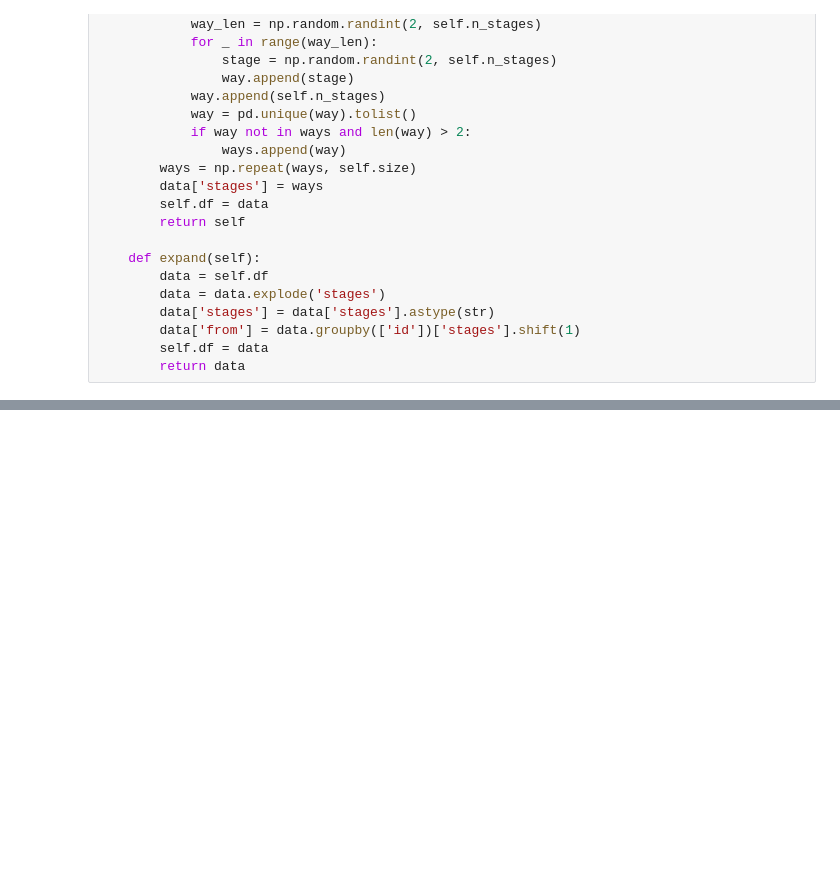
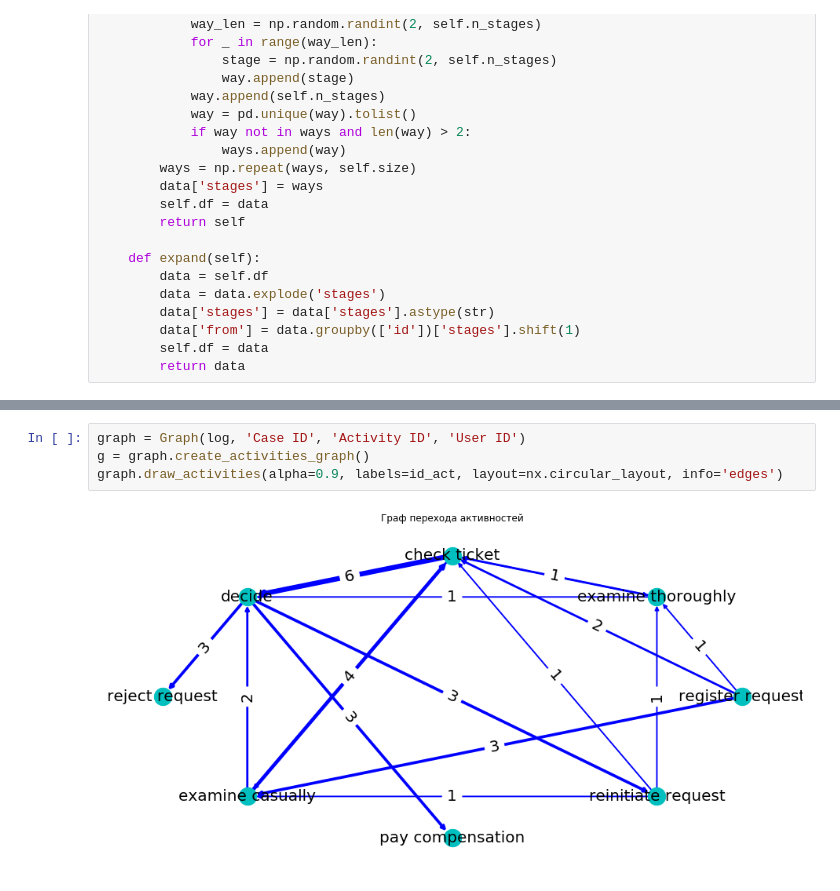
Before and after one commit to booydar/workshop, a Jupyter notebook: nx Graph.ipynb, the cells around one changed output, grey strips where cells are left out. Drawn from its saved outputs; the diff is of its cells as text; blank space fills up the shorter version.

```diff
--- a/nx Graph.ipynb
+++ b/nx Graph.ipynb
@@ -162,0 +310,6 @@ graph.draw_activities()
+# %%
+graph = Graph(log, 'Case ID', 'Activity ID', 'User ID')
+g = graph.create_activities_graph()
+graph.draw_activities(alpha=0.9, labels=id_act, layout=nx.circular_layout, info='edges')
+# %% [output]
+[figure, added]
```
Also changed, not shown: parts of 17 cells of this notebook.
